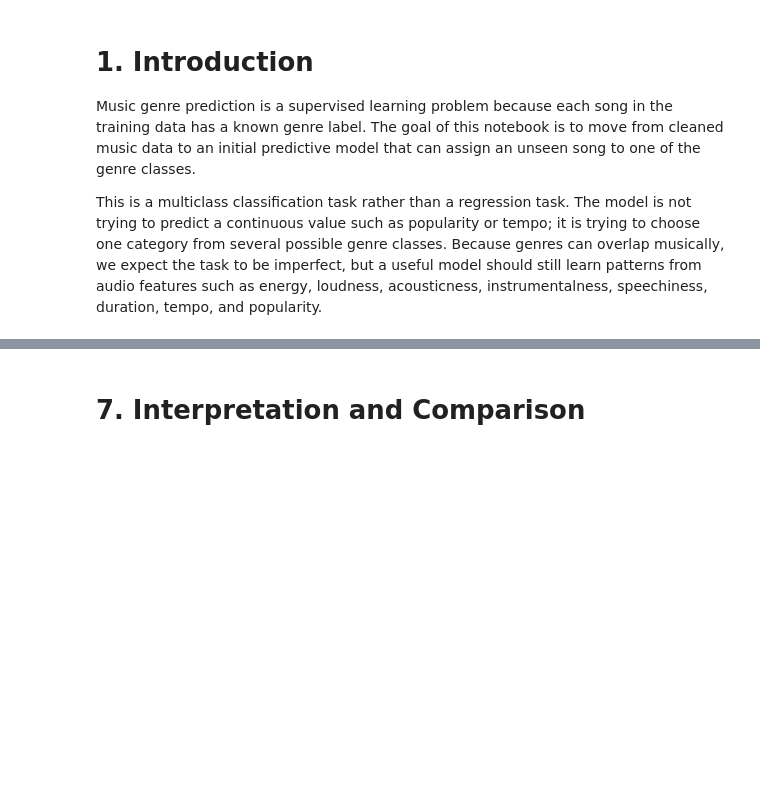
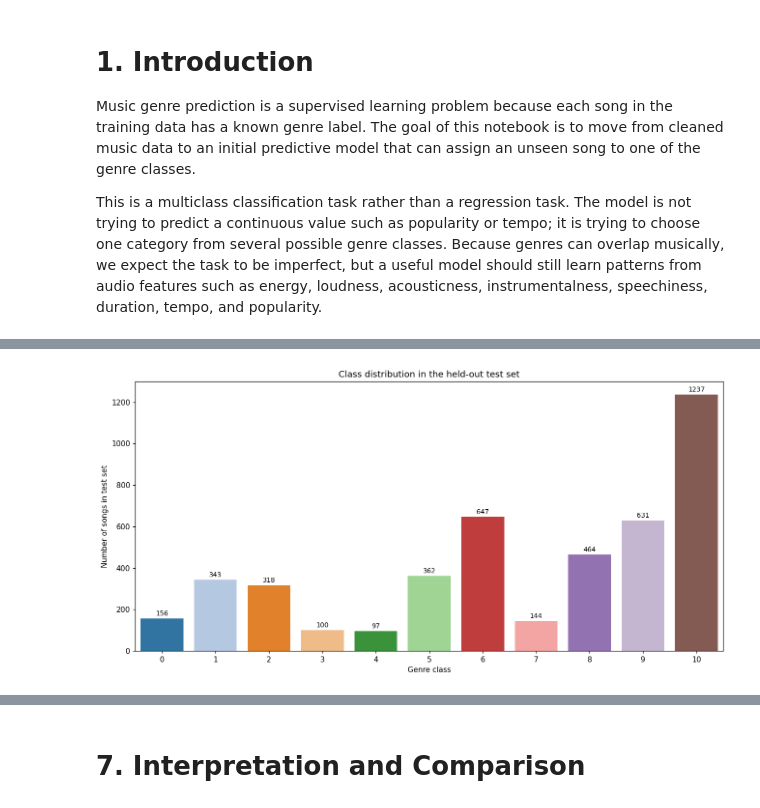
Before and after one commit to 7u4n10/ml-music-class, a Jupyter notebook: notebooks/project_part_3_Team_1.ipynb, the cells around one changed output, grey strips where cells are left out. Drawn from its saved outputs; the diff is of its cells as text; code cells hidden in the pictures; blank space fills up the shorter version.

```diff
--- a/notebooks/project_part_3_Team_1.ipynb
+++ b/notebooks/project_part_3_Team_1.ipynb
@@ -333,0 +157,14 @@ The model plays favorites, as it was not discussed earlier due to lack of releva
+# %%
+# Stratified splitting ensures the same class distribution in both training and test sets.
+x_train, x_test, y_train, y_test = train_test_split(
+    X,
+    y,
+    test_size=TEST_SIZE,
+    random_state=RANDOM_STATE,
+    stratify=y,
+)
+
+print(f"Training rows: {len(x_train):,}")
+print(f"Test rows: {len(x_test):,}")
+print(f"Number of predictor features: {len(MODEL_FEATURES)}")
+print(f"Number of classes: {y.nunique()}")
@@ -333,0 +507,27 @@ The model plays favorites, as it was not discussed earlier due to lack of releva
+# %%
+class_support = (
+    y_test.value_counts()
+    .sort_index()
+    .rename_axis("class")
+    .reset_index(name="count")
+)
+
+fig, ax = plt.subplots(figsize=FIGSIZE_MED, dpi=DPI)
+sns.barplot(
+    data=class_support,
+    x="class",
+    y="count",
+    hue="class",
+    palette=CLASS_PALETTE,
+    legend=False,
+    ax=ax,
+)
+ax.set_xlabel("Genre class")
+ax.set_ylabel("Number of songs in test set")
+ax.set_title("Class distribution in the held-out test set")
+for container in ax.containers:
+    ax.bar_label(container, fmt="%d", padding=2, fontsize=9)
+plt.tight_layout()
+plt.show()
+# %% [output]
+[figure, added]
```
Also changed, not shown: parts of 49 cells of this notebook.
